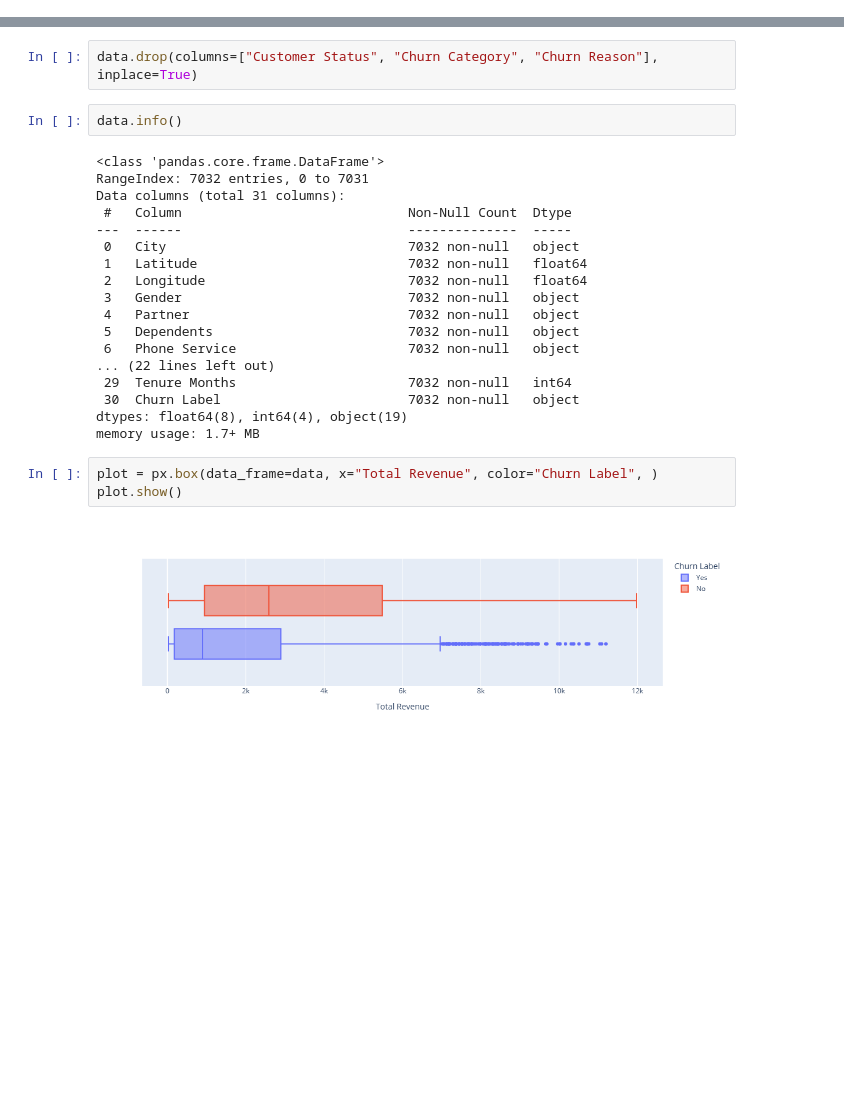
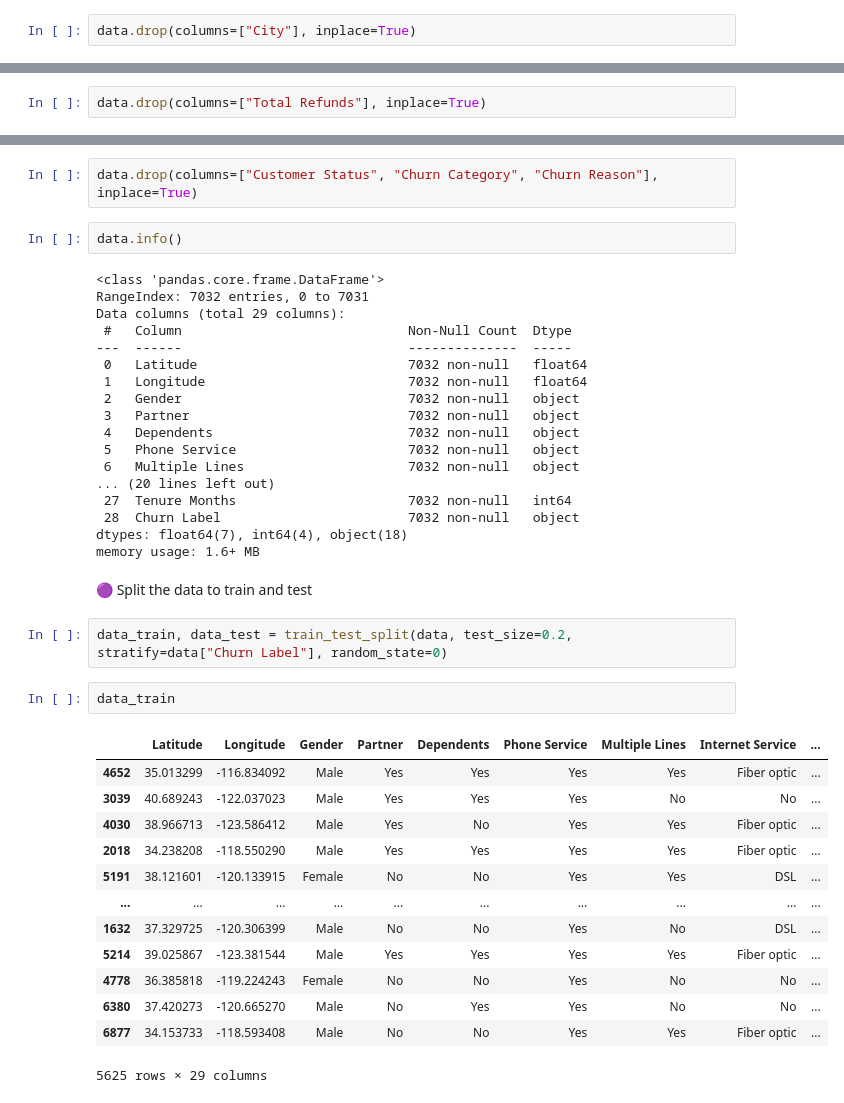
Before and after one commit to Alireza-Esp/Telecom-Customer-Churn-Modelling, a Jupyter notebook: notebooks/phase4-data-preprocessing-for-ML-modelling.ipynb, the cells around one changed output, grey strips where cells are left out. Drawn from its saved outputs; the diff is of its cells as text; blank space fills up the shorter version.

```diff
--- a/notebooks/phase4-data-preprocessing-for-ML-modelling.ipynb
+++ b/notebooks/phase4-data-preprocessing-for-ML-modelling.ipynb
@@ -65,3 +73,5 @@ memory usage: 2.0+ MB
+# %%
+data.drop(columns=["City"], inplace=True)
 # %% [markdown]
 * "Offer" column has a lot of NULL values. it's better to drop it...
 # %%
@@ -74,3 +86,5 @@ data.drop(columns=["Referred a Friend"], inplace=True)
+# %%
+data.drop(columns=["Total Refunds"], inplace=True)
 # %% [markdown]
 * the "CLTV" column should to be removed. cause it determined by the company...
 # %%
@@ -98,23 +112,38 @@ data.info()
 # %% [output]
 <class 'pandas.core.frame.DataFrame'>
 RangeIndex: 7032 entries, 0 to 7031
-Data columns (total 31 columns):
+Data columns (total 29 columns):
  #   Column                             Non-Null Count  Dtype
 ---  ------                             --------------  -----
- 0   City                               7032 non-null   object
- 1   Latitude                           7032 non-null   float64
- 2   Longitude                          7032 non-null   float64
- 3   Gender                             7032 non-null   object
- 4   Partner                            7032 non-null   object
- 5   Dependents                         7032 non-null   object
- 6   Phone Service                      7032 non-null   object
-... (22 lines left out)
- 29  Tenure Months                      7032 non-null   int64
- 30  Churn Label                        7032 non-null   object
-dtypes: float64(8), int64(4), object(19)
-memory usage: 1.7+ MB
+ 0   Latitude                           7032 non-null   float64
+ 1   Longitude                          7032 non-null   float64
+ 2   Gender                             7032 non-null   object
+ 3   Partner                            7032 non-null   object
+ 4   Dependents                         7032 non-null   object
+ 5   Phone Service                      7032 non-null   object
+ 6   Multiple Lines                     7032 non-null   object
+... (20 lines left out)
+ 27  Tenure Months                      7032 non-null   int64
+ 28  Churn Label                        7032 non-null   object
+dtypes: float64(7), int64(4), object(18)
+memory usage: 1.6+ MB
-# %%
-plot = px.box(data_frame=data, x="Total Revenue", color="Churn Label", )
-plot.show()
-# %% [output]
-[figure, removed]
+# %% [markdown]
+🟣 Split the data to train and test
+# %%
+data_train, data_test = train_test_split(data, test_size=0.2, stratify=data["Churn Label"], random_state=0)
+# %%
+data_train
+# %% [output]
+|  | Latitude | Longitude | Gender | Partner | Dependents | Phone Service | Multiple Lines | Internet Service | ... |
+| 4652 | 35.013299 | -116.834092 | Male | Yes | Yes | Yes | Yes | Fiber optic | ... |
+| 3039 | 40.689243 | -122.037023 | Male | Yes | Yes | Yes | No | No | ... |
+| 4030 | 38.966713 | -123.586412 | Male | Yes | No | Yes | Yes | Fiber optic | ... |
+| 2018 | 34.238208 | -118.550290 | Male | Yes | Yes | Yes | Yes | Fiber optic | ... |
+| 5191 | 38.121601 | -120.133915 | Female | No | No | Yes | Yes | DSL | ... |
+| ... | ... | ... | ... | ... | ... | ... | ... | ... | ... |
+| 1632 | 37.329725 | -120.306399 | Male | No | No | Yes | No | DSL | ... |
+| 5214 | 39.025867 | -123.381544 | Male | Yes | Yes | Yes | Yes | Fiber optic | ... |
+| 4778 | 36.385818 | -119.224243 | Female | No | No | Yes | No | No | ... |
+| 6380 | 37.420273 | -120.665270 | Male | No | Yes | Yes | No | No | ... |
+| 6877 | 34.153733 | -118.593408 | Male | No | No | Yes | Yes | Fiber optic | ... |
+5625 rows × 29 columns
```
Also changed, not shown: parts of 43 cells of this notebook, 9 other files.
